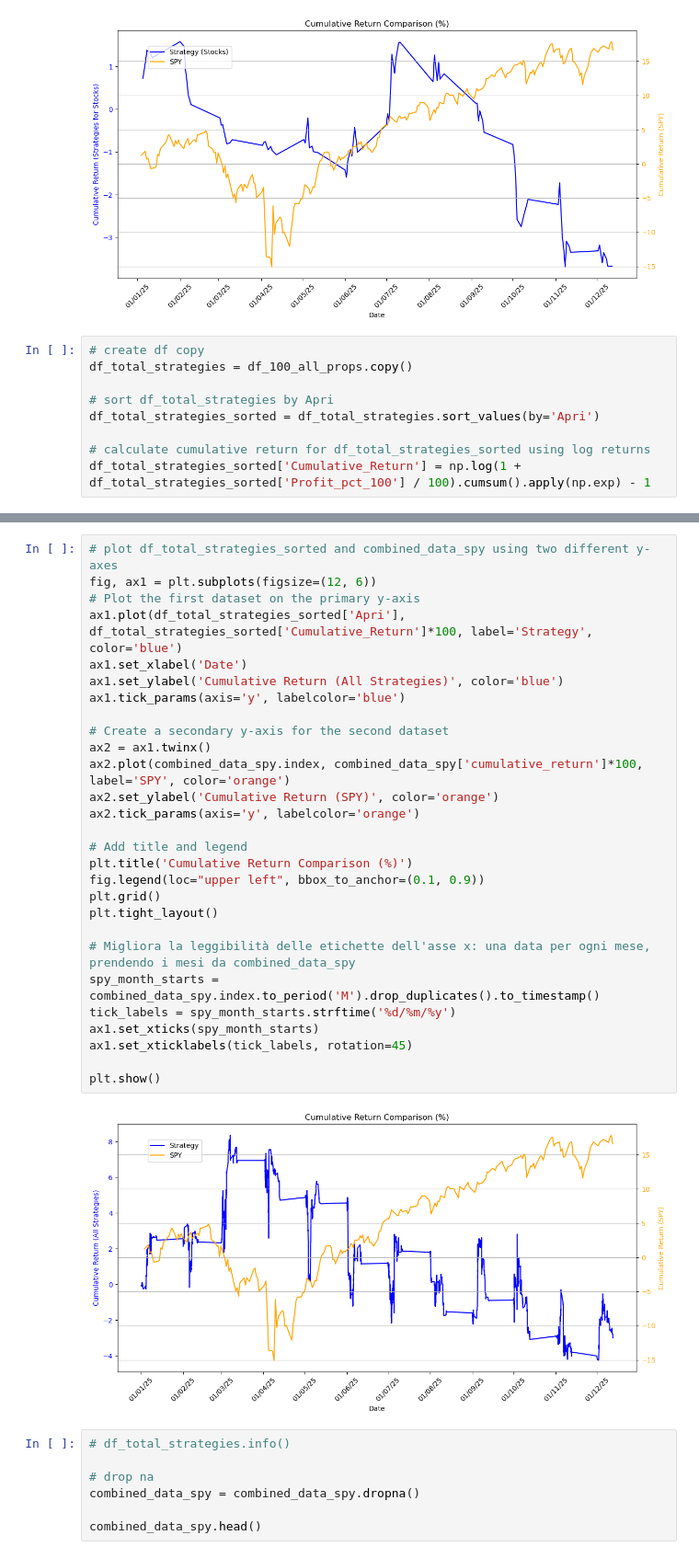
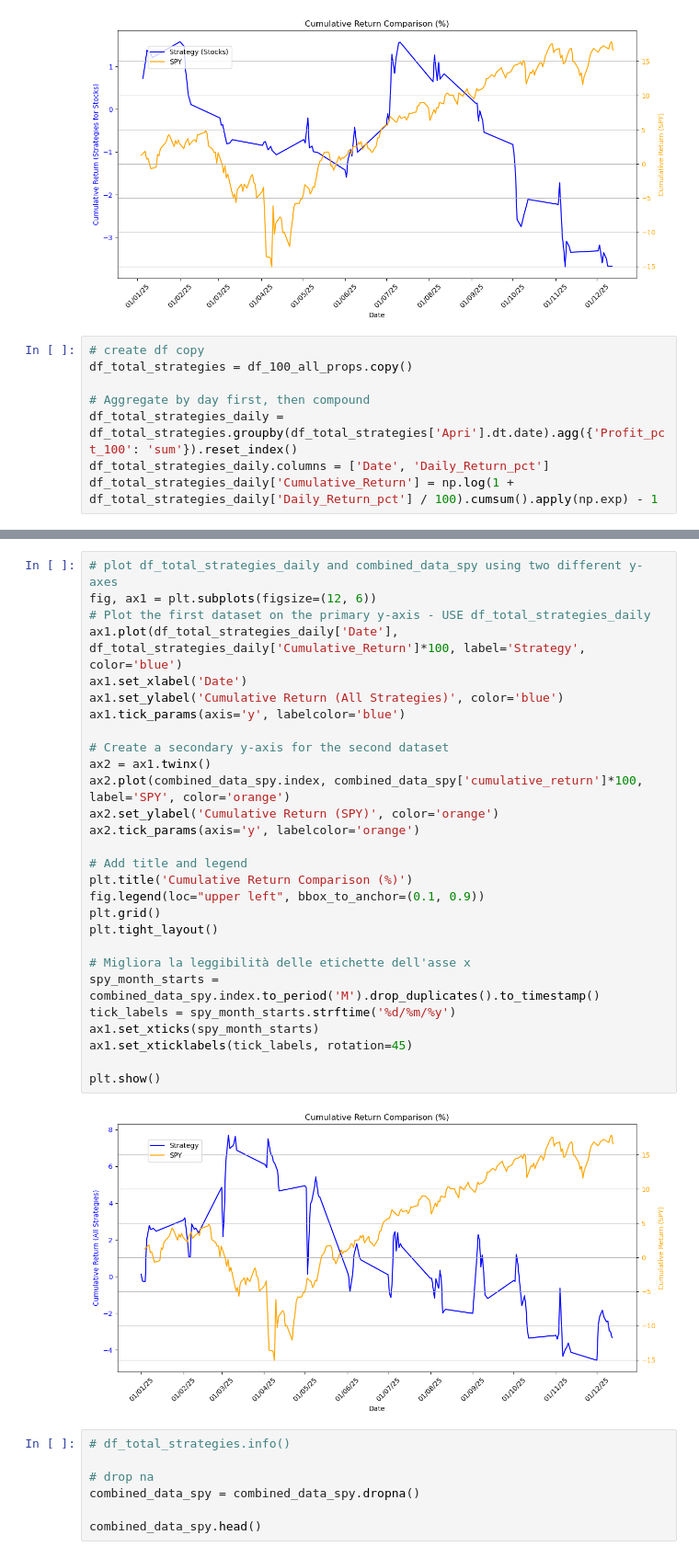
Before and after one commit to scimmione1/prop_trading_results_from_2023, a Jupyter notebook: 01_Prop_Trading_Accounts_complete_analysis_.ipynb, the cells around one changed output, grey strips where cells are left out. Shown at 92% size. Cells and saved outputs as stored; diff of their text form.

```diff
--- a/01_Prop_Trading_Accounts_complete_analysis_.ipynb
+++ b/01_Prop_Trading_Accounts_complete_analysis_.ipynb
@@ -1951,9 +1951,8 @@ plt.show()
 # create df copy
 df_total_strategies = df_100_all_props.copy()
 
-# sort df_total_strategies by Apri
-df_total_strategies_sorted = df_total_strategies.sort_values(by='Apri')
-
-# calculate cumulative return for df_total_strategies_sorted using log returns
-df_total_strategies_sorted['Cumulative_Return'] = np.log(1 + df_total_strategies_sorted['Profit_pct_100'] / 100).cumsum().apply(np.exp) - 1
+# Aggregate by day first, then compound
+df_total_strategies_daily = df_total_strategies.groupby(df_total_strategies['Apri'].dt.date).agg({'Profit_pct_100': 'sum'}).reset_index()
+df_total_strategies_daily.columns = ['Date', 'Daily_Return_pct']
+df_total_strategies_daily['Cumulative_Return'] = np.log(1 + df_total_strategies_daily['Daily_Return_pct'] / 100).cumsum().apply(np.exp) - 1
 # %%
@@ -1972,33 +1971,33 @@ plt.show()
 # %%
-# plot df_total_strategies_sorted and combined_data_spy using two different y-axes
+# plot df_total_strategies_daily and combined_data_spy using two different y-axes
 fig, ax1 = plt.subplots(figsize=(12, 6))
-# Plot the first dataset on the primary y-axis
-ax1.plot(df_total_strategies_sorted['Apri'], df_total_strategies_sorted['Cumulative_Return']*100, label='Strategy', color='blue')
+# Plot the first dataset on the primary y-axis - USE df_total_strategies_daily
+ax1.plot(df_total_strategies_daily['Date'], df_total_strategies_daily['Cumulative_Return']*100, label='Strategy', color='blue')
 ax1.set_xlabel('Date')
 ax1.set_ylabel('Cumulative Return (All Strategies)', color='blue')
 ax1.tick_params(axis='y', labelcolor='blue')
 
 # Create a secondary y-axis for the second dataset
 ax2 = ax1.twinx()
 ax2.plot(combined_data_spy.index, combined_data_spy['cumulative_return']*100, label='SPY', color='orange')
 ax2.set_ylabel('Cumulative Return (SPY)', color='orange')
 ax2.tick_params(axis='y', labelcolor='orange')
 
 # Add title and legend
 plt.title('Cumulative Return Comparison (%)')
 fig.legend(loc="upper left", bbox_to_anchor=(0.1, 0.9))
 plt.grid()
 plt.tight_layout()
 
-# Migliora la leggibilità delle etichette dell'asse x: una data per ogni mese, prendendo i mesi da combined_data_spy
+# Migliora la leggibilità delle etichette dell'asse x
 spy_month_starts = combined_data_spy.index.to_period('M').drop_duplicates().to_timestamp()
 tick_labels = spy_month_starts.strftime('%d/%m/%y')
 ax1.set_xticks(spy_month_starts)
 ax1.set_xticklabels(tick_labels, rotation=45)
 
 plt.show()
 # %% [output]
-[figure, old version]
+[figure, new version]
 # %%
 # df_total_strategies.info()
 
```
Also changed, not shown: parts of 4 cells of this notebook.
